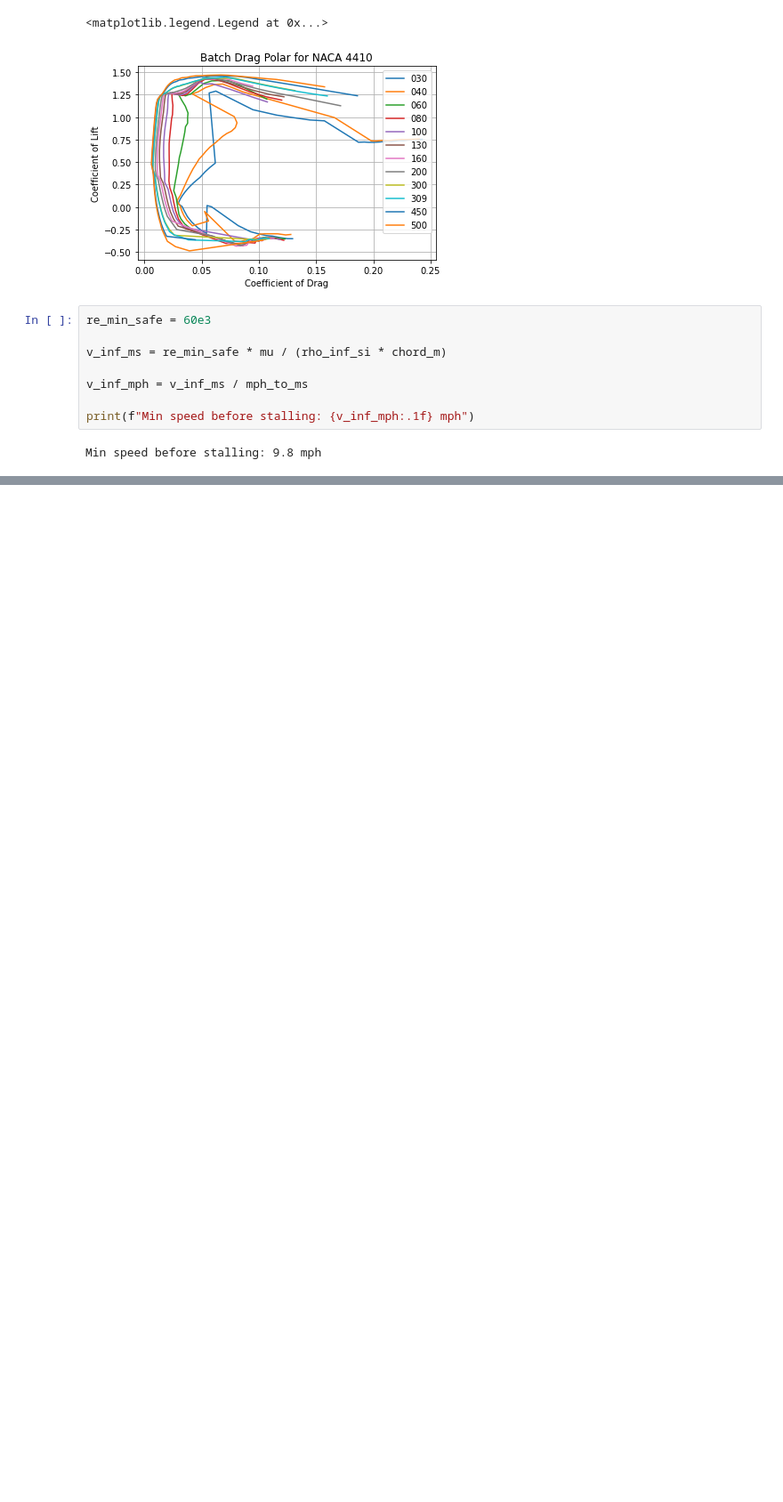
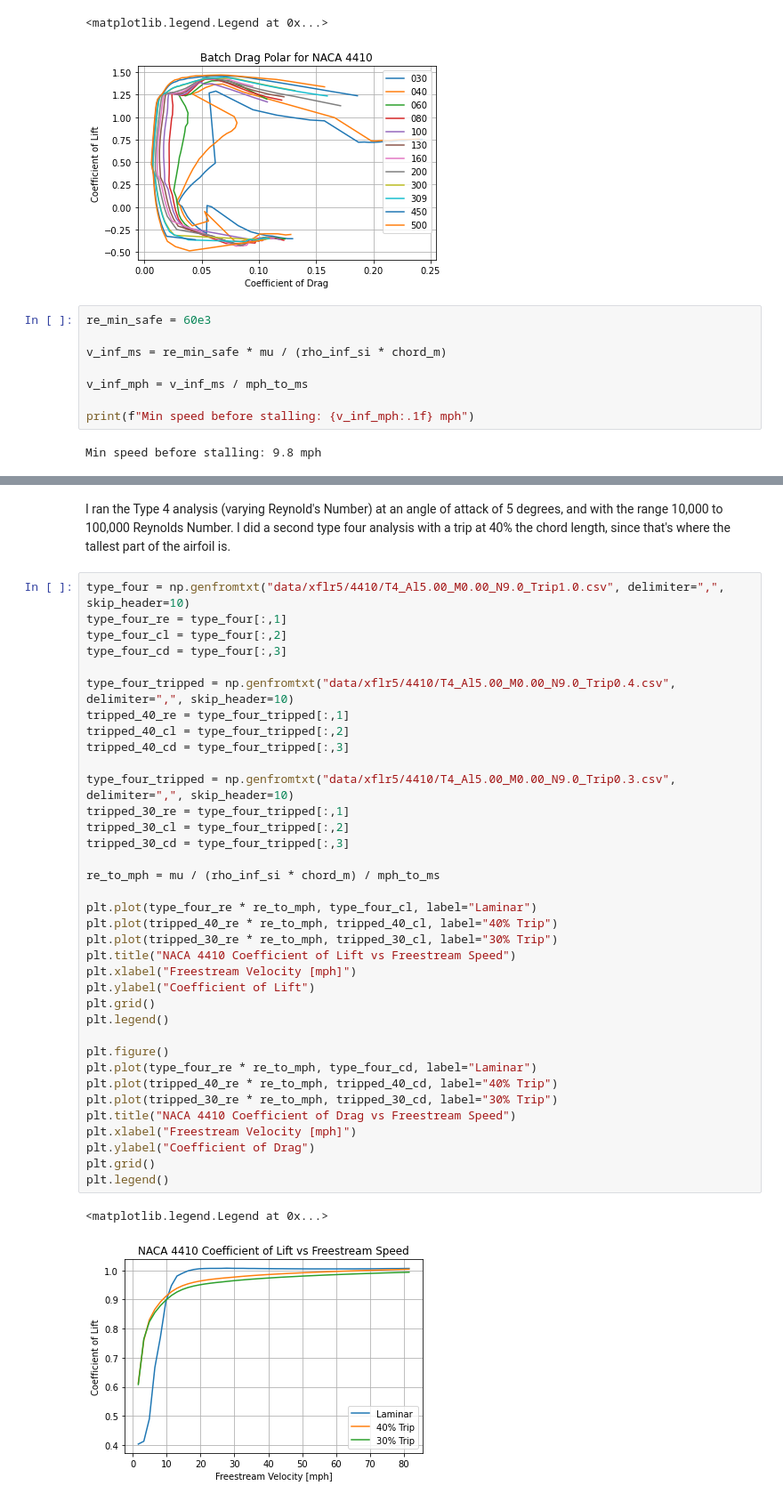
Before and after one commit to MattMarti/stratosurfer-tail-design, a Jupyter notebook: xflr-design.ipynb, the cells around one changed output, grey strips where cells are left out. Shown: that part at 89% size. Drawn from its saved outputs; the diff is of its cells as text; blank space fills up the shorter version.

Commit message:
Analysis for Critical Reynold's Number

```diff
--- a/xflr-design.ipynb
+++ b/xflr-design.ipynb
@@ -113,0 +133,41 @@ Min speed before stalling: 9.8 mph
+# %% [markdown]
+I ran the Type 4 analysis (varying Reynold's Number) at an angle of attack of 5 degrees, and with the range 10,000 to 100,000 Reynolds Number. I did a second type four analysis with a trip at 40% the chord length, since that's where the tallest part of the airfoil is.
+# %%
+type_four = np.genfromtxt("data/xflr5/4410/T4_Al5.00_M0.00_N9.0_Trip1.0.csv", delimiter=",", skip_header=10)
+type_four_re = type_four[:,1]
+type_four_cl = type_four[:,2]
+type_four_cd = type_four[:,3]
+
+type_four_tripped = np.genfromtxt("data/xflr5/4410/T4_Al5.00_M0.00_N9.0_Trip0.4.csv", delimiter=",", skip_header=10)
+tripped_40_re = type_four_tripped[:,1]
+tripped_40_cl = type_four_tripped[:,2]
+tripped_40_cd = type_four_tripped[:,3]
+
+type_four_tripped = np.genfromtxt("data/xflr5/4410/T4_Al5.00_M0.00_N9.0_Trip0.3.csv", delimiter=",", skip_header=10)
+tripped_30_re = type_four_tripped[:,1]
+tripped_30_cl = type_four_tripped[:,2]
+tripped_30_cd = type_four_tripped[:,3]
+
+re_to_mph = mu / (rho_inf_si * chord_m) / mph_to_ms
+
+plt.plot(type_four_re * re_to_mph, type_four_cl, label="Laminar")
+plt.plot(tripped_40_re * re_to_mph, tripped_40_cl, label="40% Trip")
+plt.plot(tripped_30_re * re_to_mph, tripped_30_cl, label="30% Trip")
+plt.title("NACA 4410 Coefficient of Lift vs Freestream Speed")
+plt.xlabel("Freestream Velocity [mph]")
+plt.ylabel("Coefficient of Lift")
+plt.grid()
+plt.legend()
+
+plt.figure()
+plt.plot(type_four_re * re_to_mph, type_four_cd, label="Laminar")
+plt.plot(tripped_40_re * re_to_mph, tripped_40_cd, label="40% Trip")
+plt.plot(tripped_30_re * re_to_mph, tripped_30_cd, label="30% Trip")
+plt.title("NACA 4410 Coefficient of Drag vs Freestream Speed")
+plt.xlabel("Freestream Velocity [mph]")
+plt.ylabel("Coefficient of Drag")
+plt.grid()
+plt.legend()
+# %% [output]
+<matplotlib.legend.Legend at 0x...>
+[figure, added]
```
Also changed, not shown: parts of 7 cells of this notebook, 16 other files.
